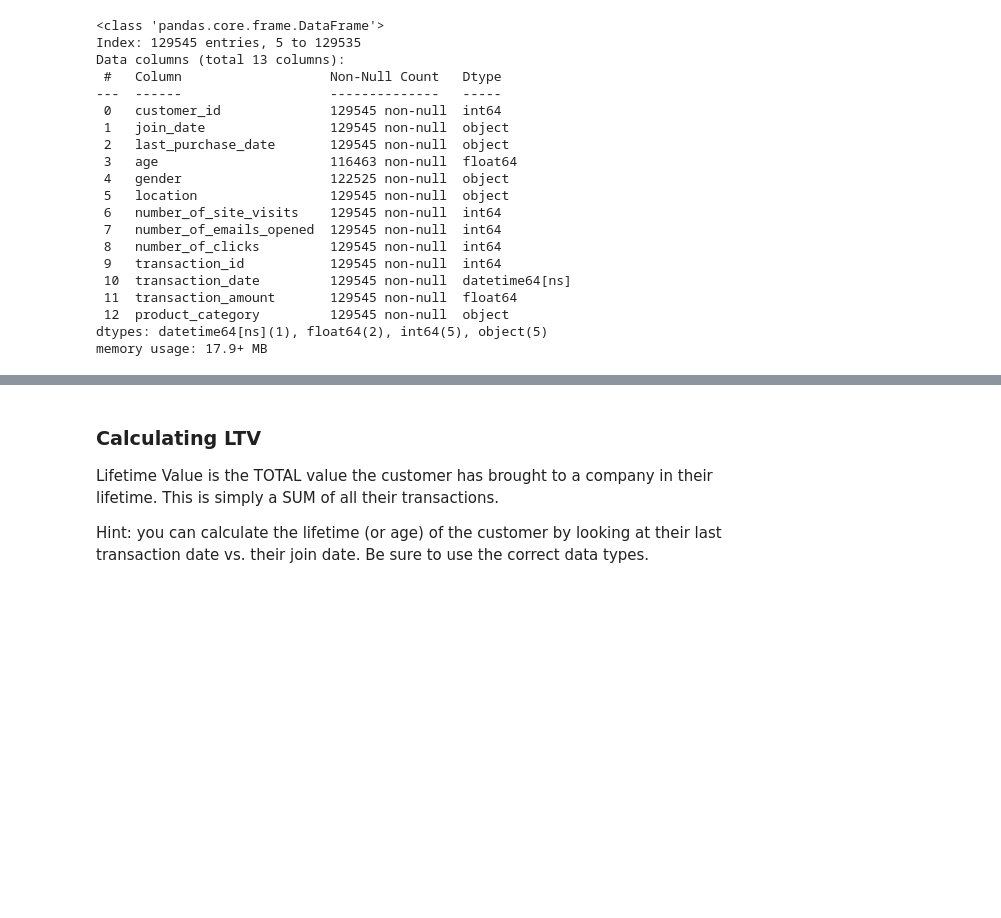
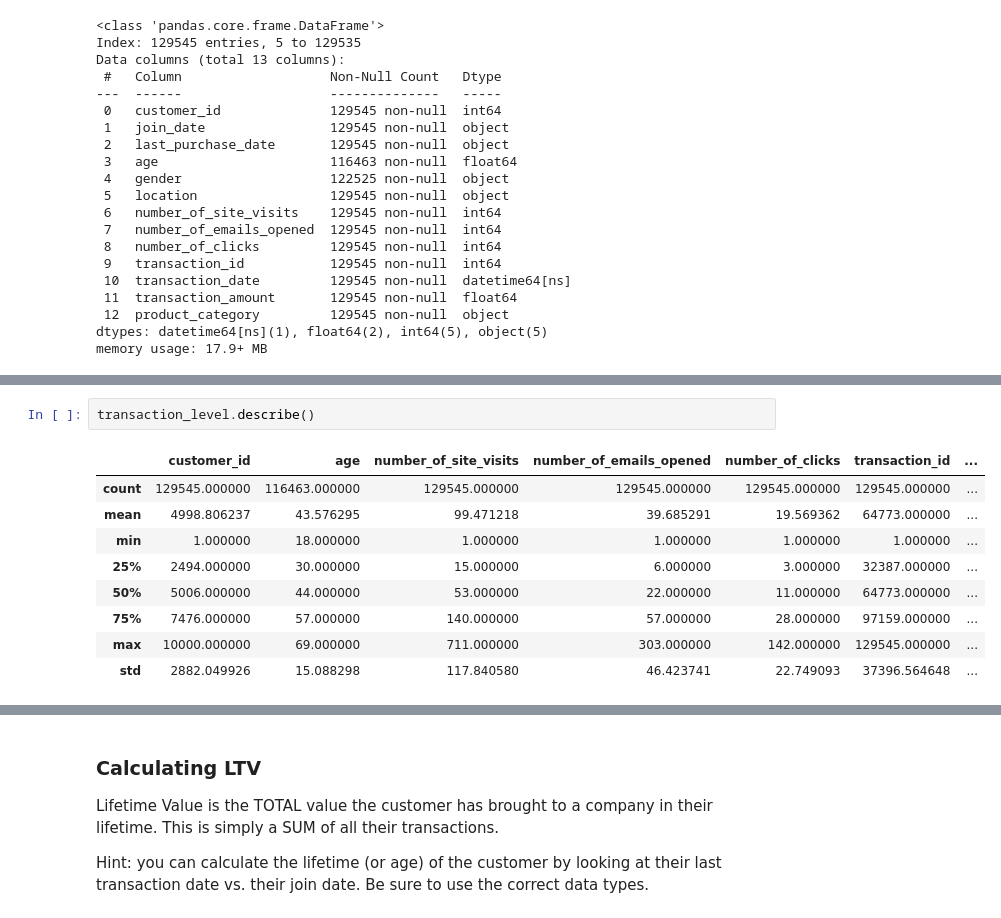
Before and after one commit to EvaW01/schulich_data_science_Xinyue-Wang, a Jupyter notebook: MBAN6110/assignment2_start.ipynb, the cells around one changed output, grey strips where cells are left out. Drawn from its saved outputs; the diff is of its cells as text; blank space fills up the shorter version.

```diff
--- a/MBAN6110/assignment2_start.ipynb
+++ b/MBAN6110/assignment2_start.ipynb
@@ -307,0 +319,12 @@ memory usage: 17.9+ MB
+# %%
+transaction_level.describe()
+# %% [output]
+|  | customer_id | age | number_of_site_visits | number_of_emails_opened | number_of_clicks | transaction_id | ... |
+| count | 129545.000000 | 116463.000000 | 129545.000000 | 129545.000000 | 129545.000000 | 129545.000000 | ... |
+| mean | 4998.806237 | 43.576295 | 99.471218 | 39.685291 | 19.569362 | 64773.000000 | ... |
+| min | 1.000000 | 18.000000 | 1.000000 | 1.000000 | 1.000000 | 1.000000 | ... |
+| 25% | 2494.000000 | 30.000000 | 15.000000 | 6.000000 | 3.000000 | 32387.000000 | ... |
+| 50% | 5006.000000 | 44.000000 | 53.000000 | 22.000000 | 11.000000 | 64773.000000 | ... |
+| 75% | 7476.000000 | 57.000000 | 140.000000 | 57.000000 | 28.000000 | 97159.000000 | ... |
+| max | 10000.000000 | 69.000000 | 711.000000 | 303.000000 | 142.000000 | 129545.000000 | ... |
+| std | 2882.049926 | 15.088298 | 117.840580 | 46.423741 | 22.749093 | 37396.564648 | ... |
```
Also changed, not shown: parts of 15 cells of this notebook.
